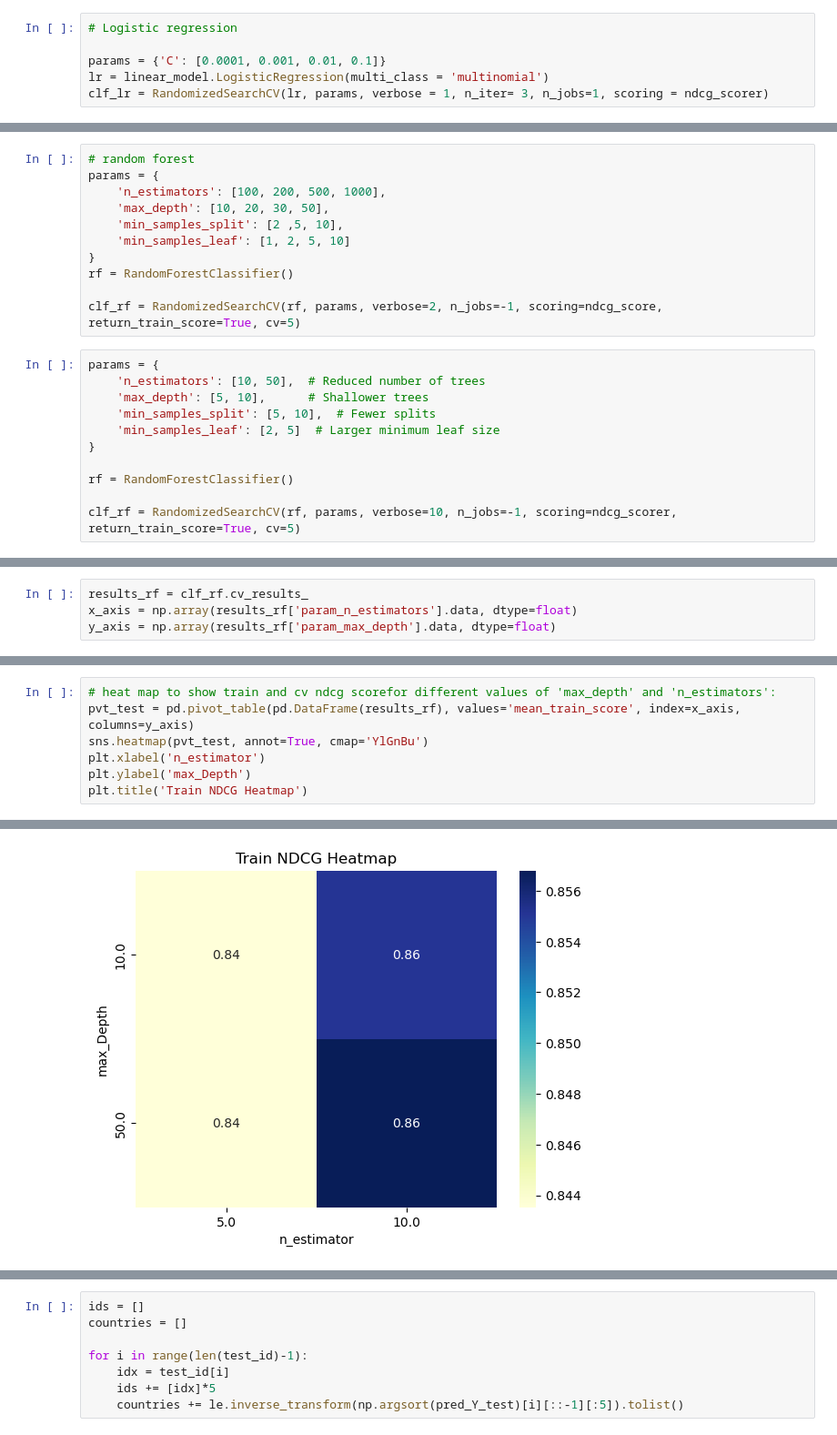
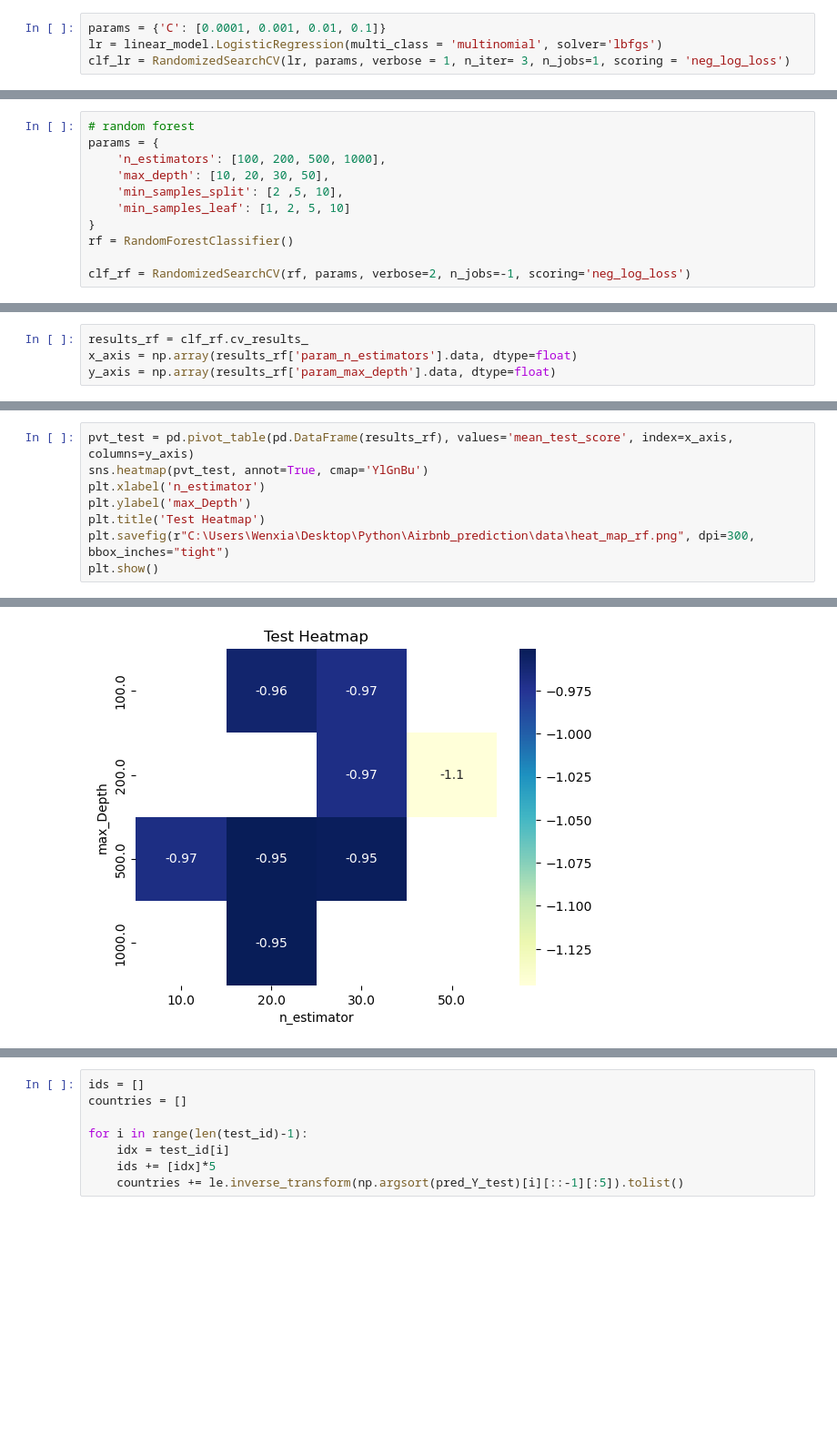
Before and after one commit to wenxiatang/Airbnb_New_User_Prediction, a Jupyter notebook: Airbnb_3_modelling.ipynb, the cells around one changed output, grey strips where cells are left out. Shown at 91% size. Drawn from its saved outputs; the diff is of its cells as text; blank space fills up the shorter version.

```diff
--- a/Airbnb_3_modelling.ipynb
+++ b/Airbnb_3_modelling.ipynb
@@ -155,9 +70,7 @@ print(test_id)
 # %%
-# Logistic regression
-
 params = {'C': [0.0001, 0.001, 0.01, 0.1]}
-lr = linear_model.LogisticRegression(multi_class = 'multinomial')
-clf_lr = RandomizedSearchCV(lr, params, verbose = 1, n_iter= 3, n_jobs=1, scoring = ndcg_scorer)
+lr = linear_model.LogisticRegression(multi_class = 'multinomial', solver='lbfgs')
+clf_lr = RandomizedSearchCV(lr, params, verbose = 1, n_iter= 3, n_jobs=1, scoring = 'neg_log_loss')
 # %%
 clf_lr.fit(X_train, Y_train)
 # %% [output]
@@ -229,18 +151,7 @@ params = {
 }
 rf = RandomForestClassifier()
 
-clf_rf = RandomizedSearchCV(rf, params, verbose=2, n_jobs=-1, scoring=ndcg_score, return_train_score=True, cv=5)
+clf_rf = RandomizedSearchCV(rf, params, verbose=2, n_jobs=-1, scoring='neg_log_loss')
-# %%
-params = {
-    'n_estimators': [10, 50],  # Reduced number of trees
-    'max_depth': [5, 10],      # Shallower trees
-    'min_samples_split': [5, 10],  # Fewer splits
-    'min_samples_leaf': [2, 5]  # Larger minimum leaf size
-}
-
-rf = RandomForestClassifier()
-
-clf_rf = RandomizedSearchCV(rf, params, verbose=10, n_jobs=-1, scoring=ndcg_scorer, return_train_score=True, cv=5)
 # %%
 clf_rf.fit(X_train, Y_train)
 # %% [output]
@@ -303,8 +212,9 @@ pvt_test.head()
 # %%
-# heat map to show train and cv ndcg scorefor different values of 'max_depth' and 'n_estimators':
-pvt_test = pd.pivot_table(pd.DataFrame(results_rf), values='mean_train_score', index=x_axis, columns=y_axis)
+pvt_test = pd.pivot_table(pd.DataFrame(results_rf), values='mean_test_score', index=x_axis, columns=y_axis)
 sns.heatmap(pvt_test, annot=True, cmap='YlGnBu')
 plt.xlabel('n_estimator')
 plt.ylabel('max_Depth')
-plt.title('Train NDCG Heatmap')
+plt.title('Test Heatmap')
+plt.savefig(r"C:\Users\Wenxia\Desktop\Python\Airbnb_prediction\data\heat_map_rf.png", dpi=300, bbox_inches="tight")
+plt.show()
 # %% [output]
@@ -312 +221 @@ Text(0.5, 1.0, 'Train NDCG Heatmap')
-[figure, old version]
+[figure, new version]
```
Also changed, not shown: parts of 52 cells of this notebook, 1 other file.
